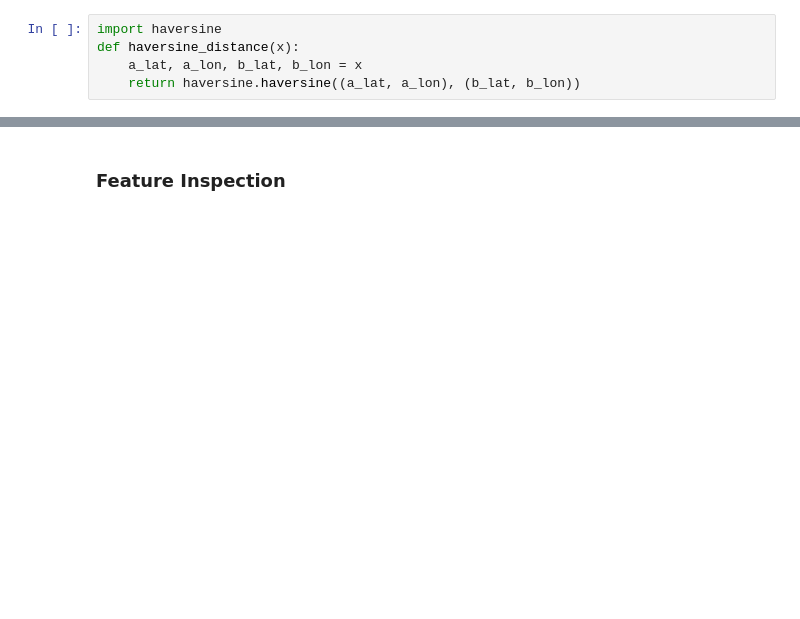
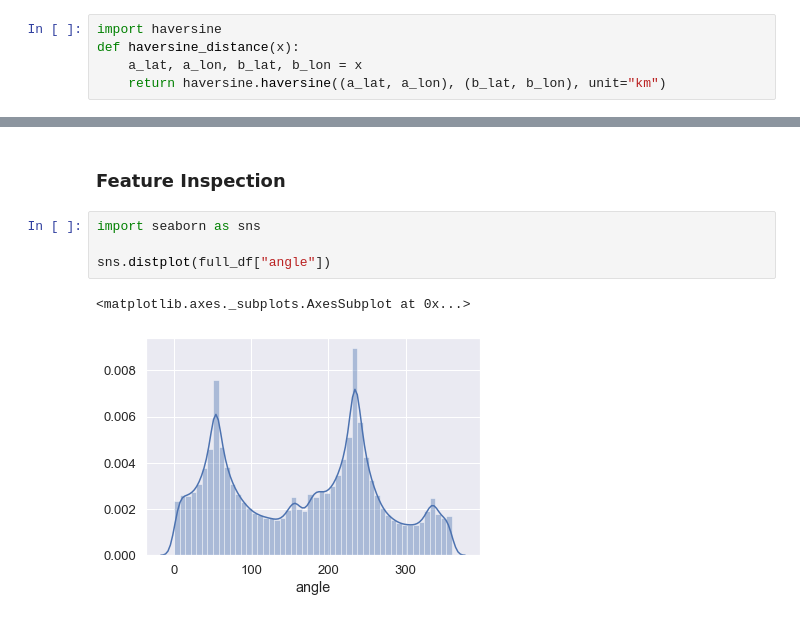
Before and after one commit to gregvidy/nyc_taxi_trip_kaggle, a Jupyter notebook: EDA.ipynb, the cells around one changed output, grey strips where cells are left out. Drawn from its saved outputs; the diff is of its cells as text; blank space fills up the shorter version.

```diff
--- a/EDA.ipynb
+++ b/EDA.ipynb
@@ -13,7 +14,7 @@ full_df = pd.concat([df_train, df_test], axis=0)
 import haversine
 def haversine_distance(x):
     a_lat, a_lon, b_lat, b_lon = x
-    return haversine.haversine((a_lat, a_lon), (b_lat, b_lon))
+    return haversine.haversine((a_lat, a_lon), (b_lat, b_lon), unit="km")
 # %%
 import multiprocess
 # Multithreaded apply function for a dataframe. This uses multiprocessing to map a function to a series, vastly speeding up feature generation
@@ -178,2 +177,9 @@ full_df.head()
 # %% [markdown]
 ### Feature Inspection
+# %%
+import seaborn as sns
+
+sns.distplot(full_df["angle"])
+# %% [output]
+<matplotlib.axes._subplots.AxesSubplot at 0x...>
+[figure, added]
```
Also changed, not shown: parts of 7 cells of this notebook.
